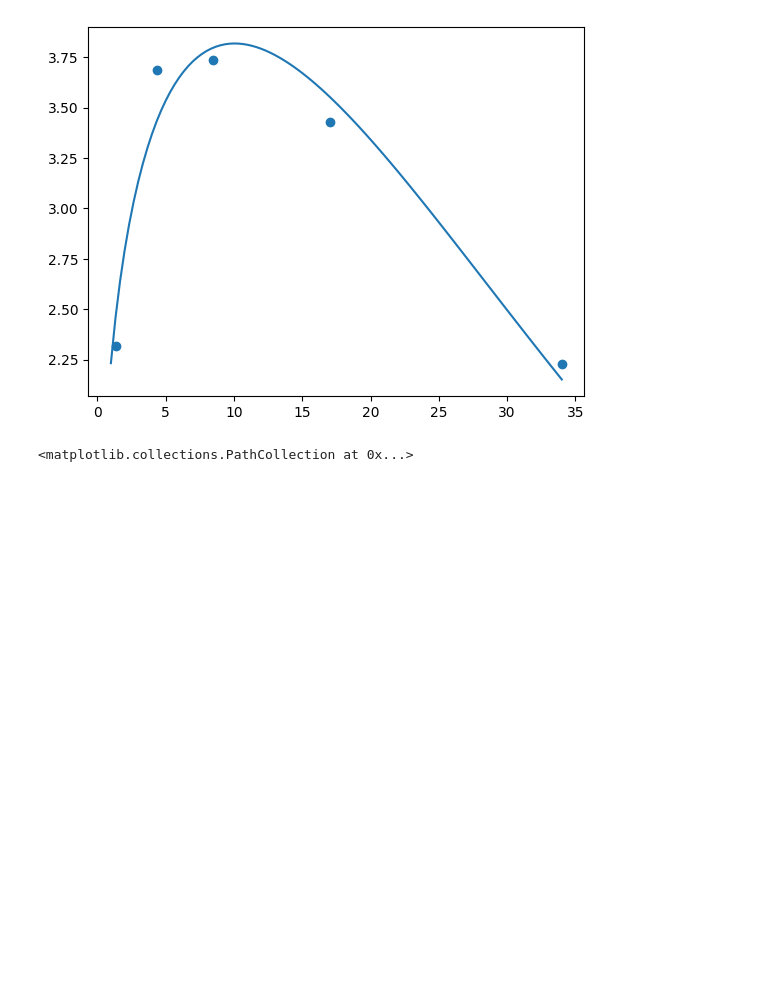
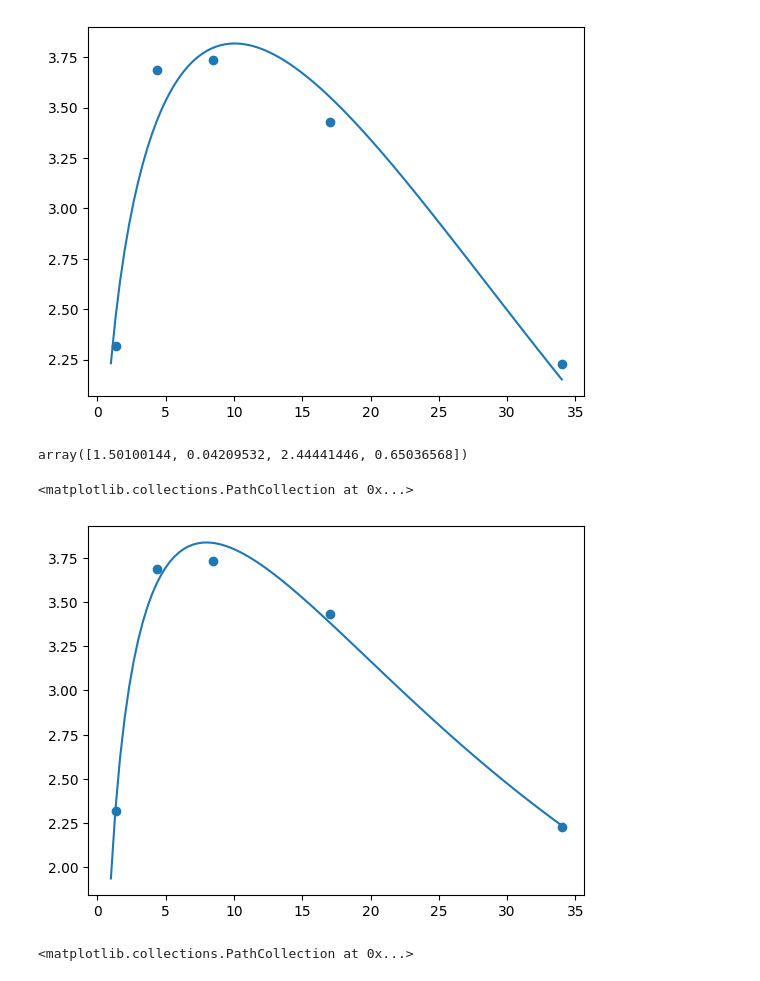
Before and after one commit to ahasan3-ncsu/wd-swelling, a Jupyter notebook: data_2022/eureka.ipynb, the cells around one changed output. Drawn from its saved outputs; the diff is of its cells as text; code cells hidden in the pictures; blank space fills up the shorter version.

```diff
--- a/data_2022/eureka.ipynb
+++ b/data_2022/eureka.ipynb
@@ -152,6 +150,24 @@ plt.scatter(bar['G'], bar['B'])
 # %% [output]
 <matplotlib.collections.PathCollection at 0x...>
 [figure]
+# %%
+def perB(x, a, b, c, h):
+    return a * np.exp(-b*x) * np.log(c*x) + h
+# %%
+pB, cB = curve_fit(perB, bar['G'], bar['B'],
+                  bounds=(0, np.inf))
+pB
+# %% [output]
+array([1.50100144, 0.04209532, 2.44441446, 0.65036568])
+# %%
+boyB = np.linspace(1, 34, 100)
+cotB = [perB(x, *pB) for x in boyB]
+
+plt.plot(boyB, cotB)
+plt.scatter(bar['G'], bar['B'])
+# %% [output]
+<matplotlib.collections.PathCollection at 0x...>
+[figure, added]
 # %%
 pBa = np.polyfit(bar['G'], bar['B'], 4)
 boo = np.poly1d(pBa)
```
Also changed, not shown: parts of 13 cells of this notebook.
